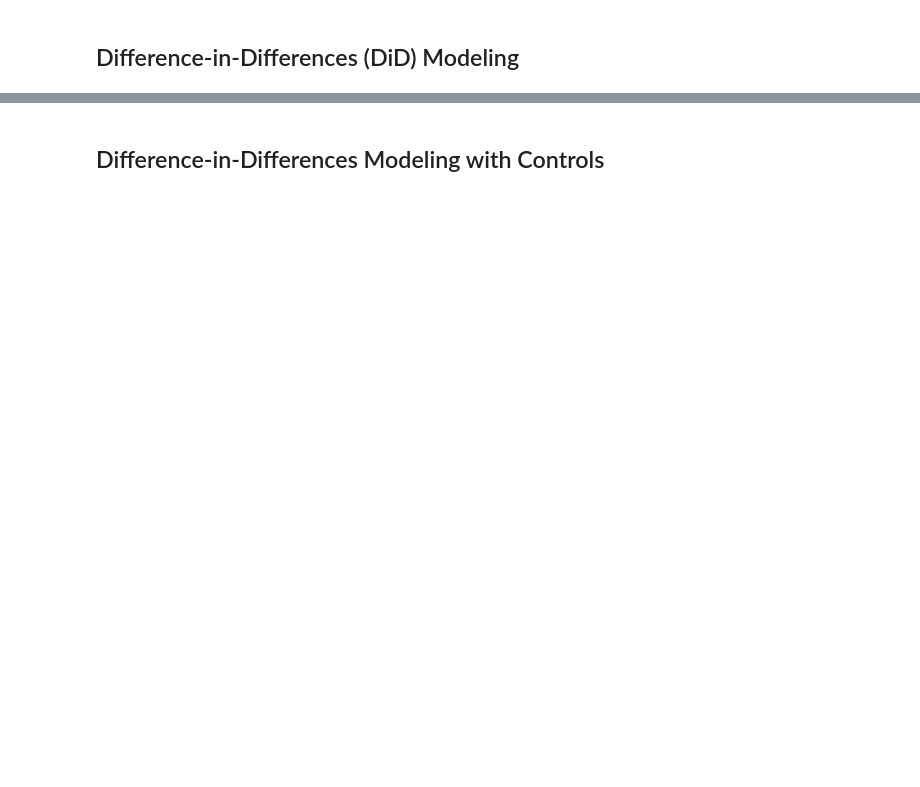
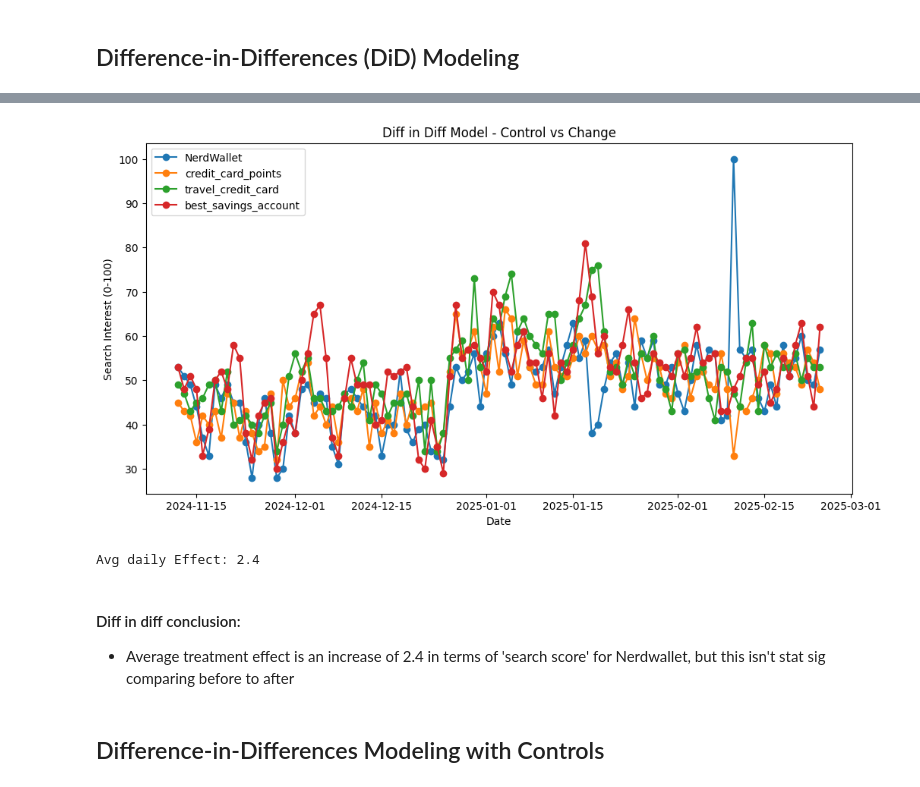
Before and after one commit to gperrin12/causal-super-bowl, a Jupyter notebook: nerdwallet_project-students.ipynb, the cells around one changed output, grey strips where cells are left out. Saved outputs shown, nothing was run; the diff lists cells and outputs as text; code cells hidden in the pictures; blank space fills up the shorter version.

```diff
--- a/nerdwallet_project-students.ipynb
+++ b/nerdwallet_project-students.ipynb
@@ -135,0 +138,8 @@ Text(0, 0.5, 'Search Interest (0-100)')
+# %%
+df_long = df.melt(id_vars=['date'], value_vars=['nerdwallet', 'credit_card_points', 'travel_credit_card', 'best_savings_account'], var_name='keyword', value_name='search_interest')
+# %%
+df_long['trend'] = (pd.to_datetime(df_long['date']) - event_date).dt.days
+df_long['post'] = np.where(df_long['date']>event_date, 1, 0)
+df_long['treated'] = np.where(df_long['keyword'] == 'nerdwallet', 1, 0)
+
+df_long_subset = df_long[(df_long['date'] >= start_date) & (df_long['date'] <= end_date)]
@@ -135,0 +168,23 @@ Text(0, 0.5, 'Search Interest (0-100)')
+# %%
+### plot the DiD model - control vs change
+plt.figure(figsize=(12, 6))
+
+### plot the treated aka nerdwallet
+df_long_subset_treated = df_long_subset[df_long_subset['treated'] == 1]
+plt.plot(df_long_subset_treated['date'], df_long_subset_treated['search_interest'], marker='o', label='NerdWallet')
+
+### plot the controls, one by one
+df_long_subset_controls = df_long_subset[df_long_subset['keyword'] != 'nerdwallet']
+for keyword in df_long_subset_controls['keyword'].unique():
+    df_long_subset_controls_keyword = df_long_subset_controls[df_long_subset_controls['keyword'] == keyword]
+    plt.plot(df_long_subset_controls_keyword['date'], df_long_subset_controls_keyword['search_interest'], marker='o', label=keyword)
+
+# plt.plot(subset_df['date'], control, linestyle='--', label='ITS Model Control')
+# plt.plot(subset_df['date'], treatment, linestyle='--', label='ITS Model Treatment')
+plt.title('Diff in Diff Model - Control vs Change')
+plt.legend()
+plt.xlabel('Date')
+plt.ylabel('Search Interest (0-100)')
+plt.show()
+# %% [output]
+[figure, added]
@@ -136,2 +193,10 @@ Text(0, 0.5, 'Search Interest (0-100)')
+# %%
+did_effect = df_long_subset['post_treated'] * did_model.params['post:treated']
+print(f"Avg daily Effect:{did_effect.sum()/df_long_subset['post_treated'].sum() : 0.1f}")
+# %% [output]
+Avg daily Effect: 2.4
+# %% [markdown]
+#### Diff in diff conclusion:
+- Average treatment effect is an increase of 2.4 in terms of 'search score' for Nerdwallet, but this isn't stat sig comparing before to after
 # %% [markdown]
 ## Difference-in-Differences Modeling with Controls
```
Also changed, not shown: parts of 33 cells of this notebook.
